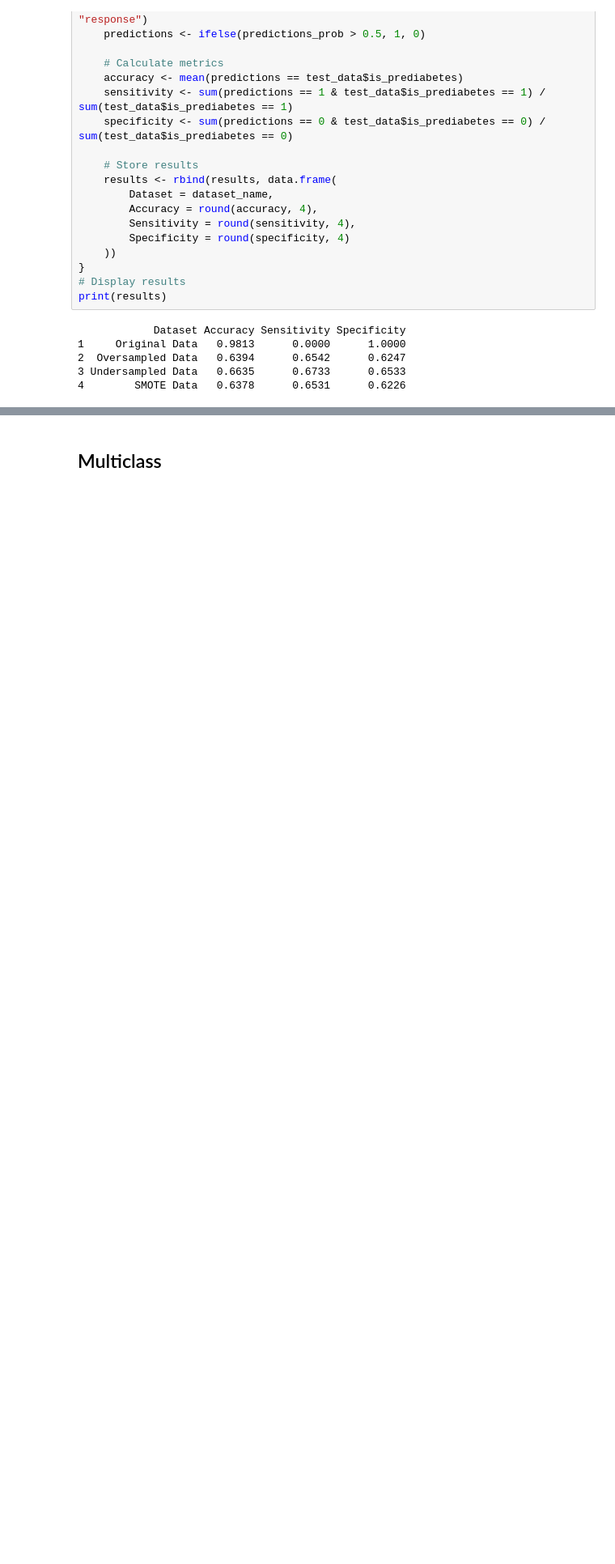
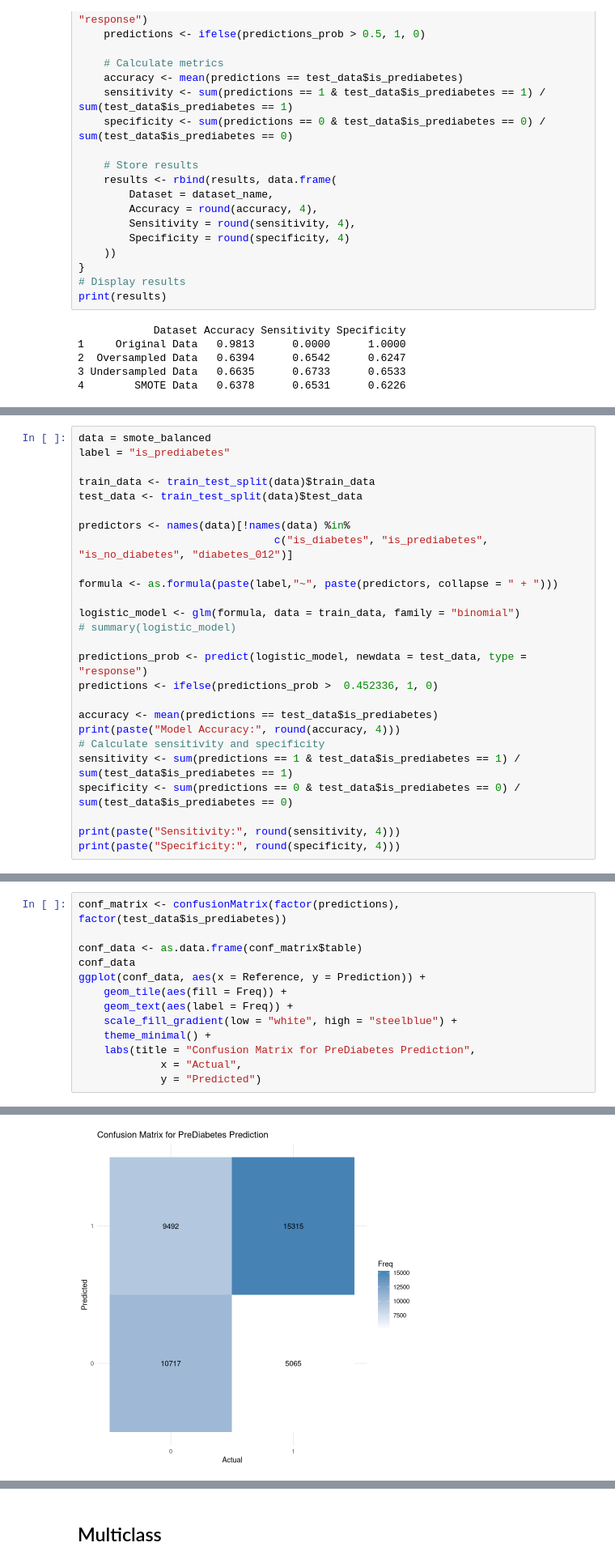
Before and after one commit to tandao0909/statistical-data-processing-project, a Jupyter notebook: model/logistic.ipynb, the cells around one changed output, grey strips where cells are left out. Shown at 81% size. Drawn from its saved outputs; the diff is of its cells as text; blank space fills up the shorter version.

```diff
--- a/model/logistic.ipynb
+++ b/model/logistic.ipynb
@@ -284,0 +292,26 @@ print(out_youd)
+# %%
+data = smote_balanced
+label = "is_prediabetes"
+
+train_data <- train_test_split(data)$train_data
+test_data <- train_test_split(data)$test_data
+
+predictors <- names(data)[!names(data) %in%
+                               c("is_diabetes", "is_prediabetes", "is_no_diabetes", "diabetes_012")]
+
+formula <- as.formula(paste(label,"~", paste(predictors, collapse = " + ")))
+
+logistic_model <- glm(formula, data = train_data, family = "binomial")
+# summary(logistic_model)
+
+predictions_prob <- predict(logistic_model, newdata = test_data, type = "response")
+predictions <- ifelse(predictions_prob >  0.452336, 1, 0)
+
+accuracy <- mean(predictions == test_data$is_prediabetes)
+print(paste("Model Accuracy:", round(accuracy, 4)))
+# Calculate sensitivity and specificity
+sensitivity <- sum(predictions == 1 & test_data$is_prediabetes == 1) / sum(test_data$is_prediabetes == 1)
+specificity <- sum(predictions == 0 & test_data$is_prediabetes == 0) / sum(test_data$is_prediabetes == 0)
+
+print(paste("Sensitivity:", round(sensitivity, 4)))
+print(paste("Specificity:", round(specificity, 4)))
@@ -284,0 +322,14 @@ print(out_youd)
+# %%
+conf_matrix <- confusionMatrix(factor(predictions), factor(test_data$is_prediabetes))
+
+conf_data <- as.data.frame(conf_matrix$table)
+conf_data
+ggplot(conf_data, aes(x = Reference, y = Prediction)) +
+    geom_tile(aes(fill = Freq)) +
+    geom_text(aes(label = Freq)) +
+    scale_fill_gradient(low = "white", high = "steelblue") +
+    theme_minimal() +
+    labs(title = "Confusion Matrix for PreDiabetes Prediction",
+             x = "Actual",
+             y = "Predicted")
+# %% [output]
@@ -284,0 +343 @@ print(out_youd)
+[figure, added]
```
Also changed, not shown: parts of 12 cells of this notebook.
